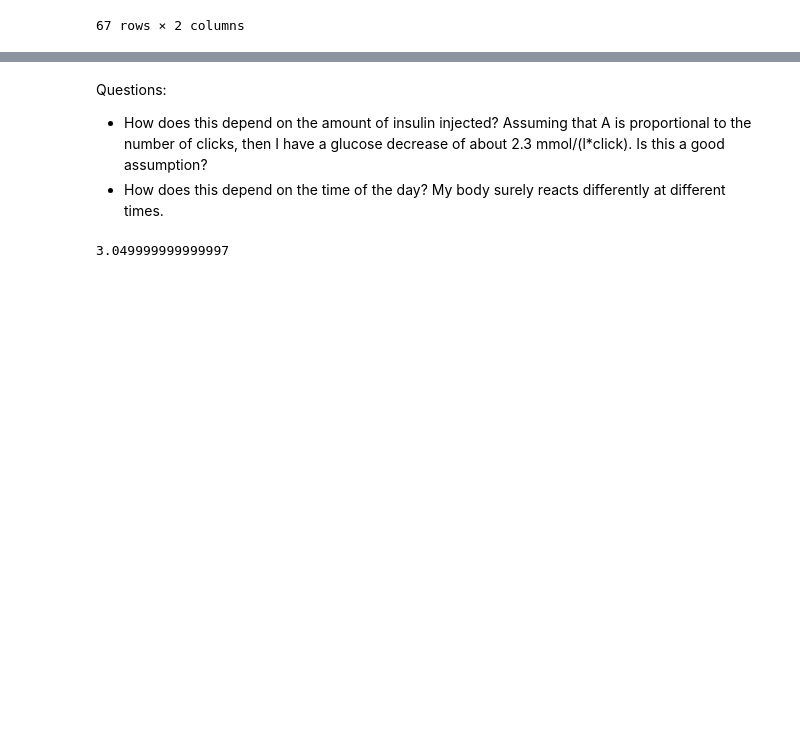
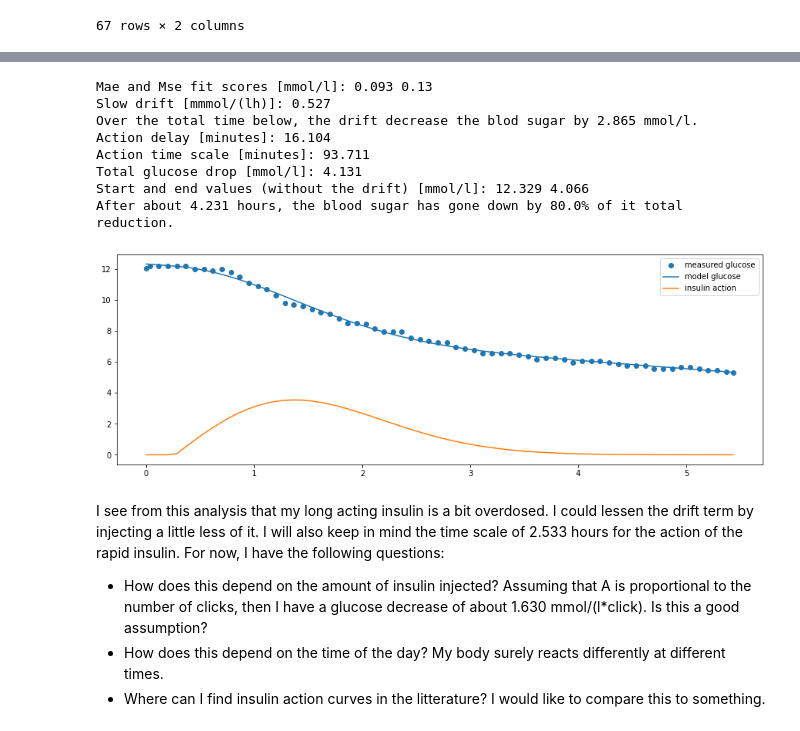
Before and after one commit to sethyvenatem/blood_sugar_fast_day, a Jupyter notebook: fast_day.ipynb, the cells around one changed output, grey strips where cells are left out. Drawn from its saved outputs; the diff is of its cells as text; code cells hidden in the pictures; blank space fills up the shorter version.

```diff
--- a/fast_day.ipynb
+++ b/fast_day.ipynb
@@ -312,5 +328,46 @@ After about 3.05 hours, the blood sugar has gone down by 80% of it total reducti
+# %%
+def tofit_square(t,C, g0,t0,A,tau):
+    # This is an alternative model.
+    return g0-C*t-theta(t-t0)*A*(1-np.exp(-(t-t0)**2/tau**2))/2
+
+def insulin_action_square(t,C, g0,t0,A,tau):
+    # This is the corresponding insulin action. I multiply it by tau so that is has the same units as the glucose values (mmol/l).
+    return tau*A*(t-t0)*theta(t-t0)*np.exp(-(t-t0)**2/tau**2)/(tau**2)
+
+popt, _ = curve_fit(tofit_square, data['elapsed_time_h'],data['calibrated_glucose'], p0 = [0, 12,0.75,11.5,0.6])
+epsilon = 0.2
+time_solution = [2*(-np.log(epsilon))**0.5]
+
+fig, axs = plt.subplots(1)
+fig.set_figheight(5)
+fig.set_figwidth(15)
+
+axs.scatter(data['elapsed_time_h'],data['calibrated_glucose'], label = 'measured glucose')
+axs.plot(data['elapsed_time_h'],tofit_square(data['elapsed_time_h'], *popt), label = 'model glucose')
+axs.plot(data['elapsed_time_h'],insulin_action_square(data['elapsed_time_h'], *popt), label = 'insulin action')
+axs.legend();
+
+print('Mae and Mse fit scores [mmol/l]:',round(np.abs(data['calibrated_glucose']-tofit_square(data['elapsed_time_h'], *popt)).mean(),3), round((((data['calibrated_glucose']-tofit_square(data['elapsed_time_h'], *popt))**2).mean()**0.5),3))
+print('Slow drift [mmmol/(lh)]:',round(popt[0],3))
+print('Over the total time below, the drift decrease the blod sugar by',round(popt[0]*data.iloc[-1]['elapsed_time_h'],3),'mmol/l.')
+print('Action delay [minutes]:', round(popt[2]*60,3))
+print('Action time scale [minutes]:', round(popt[4]*60,3))
+print('Total glucose drop [mmol/l]:',round(popt[3]/2,3))
+print('Start and end values (without the drift) [mmol/l]:',round(popt[1],3),round(popt[1]-popt[3],3))
+print('After about',round(popt[2]+popt[4]*time_solution[0],3),'hours, the blood sugar has gone down by', str(100*(1-epsilon))+'% of it total reduction.')
+# %% [output]
+Mae and Mse fit scores [mmol/l]: 0.093 0.13
+Slow drift [mmmol/(lh)]: 0.527
+Over the total time below, the drift decrease the blod sugar by 2.865 mmol/l.
+Action delay [minutes]: 16.104
+Action time scale [minutes]: 93.711
+Total glucose drop [mmol/l]: 4.131
+Start and end values (without the drift) [mmol/l]: 12.329 4.066
+After about 4.231 hours, the blood sugar has gone down by 80.0% of it total reduction.
+[figure, added]
 # %% [markdown]
-Questions:
+I see from this analysis that my long acting insulin is a bit overdosed. I could lessen the drift term by injecting a little less of it. I will also keep in mind the time scale of 2.533 hours for the action of the rapid insulin. For now, I have the following questions:
 
-- How does this depend on the amount of insulin injected? Assuming that A is proportional to the number of clicks, then I have a glucose decrease of about 2.3 mmol/(l*click). Is this a good assumption?
+- How does this depend on the amount of insulin injected? Assuming that A is proportional to the number of clicks, then I have a glucose decrease of about 1.630 mmol/(l*click). Is this a good assumption?
 - How does this depend on the time of the day? My body surely reacts differently at different times.
+- Where can I find insulin action curves in the litterature? I would like to compare this to something.
@@ -323,4 +373,0 @@ To look at:
-# %%
-53.7-(9+20/60+8*38/60+8+16/60+9+2/60+9+4/60+9+53/60)
-# %% [output]
-3.049999999999997
```
Also changed, not shown: parts of 16 cells of this notebook.
